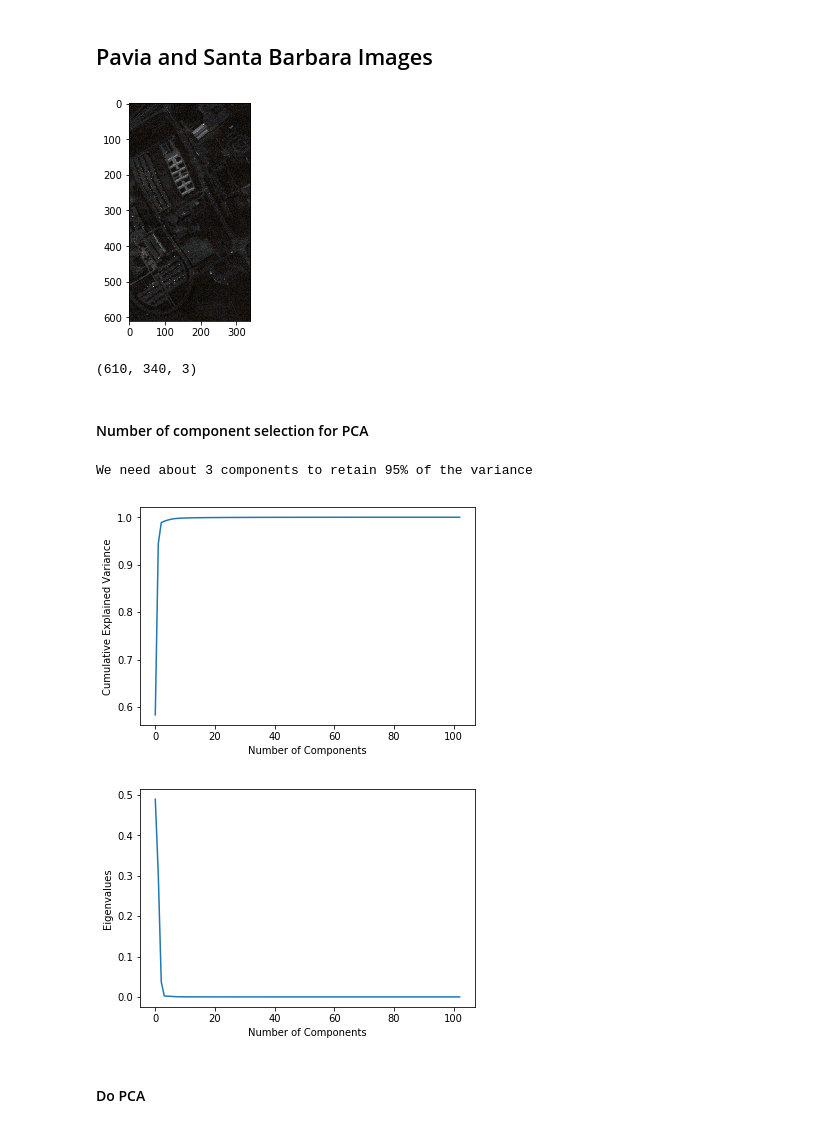
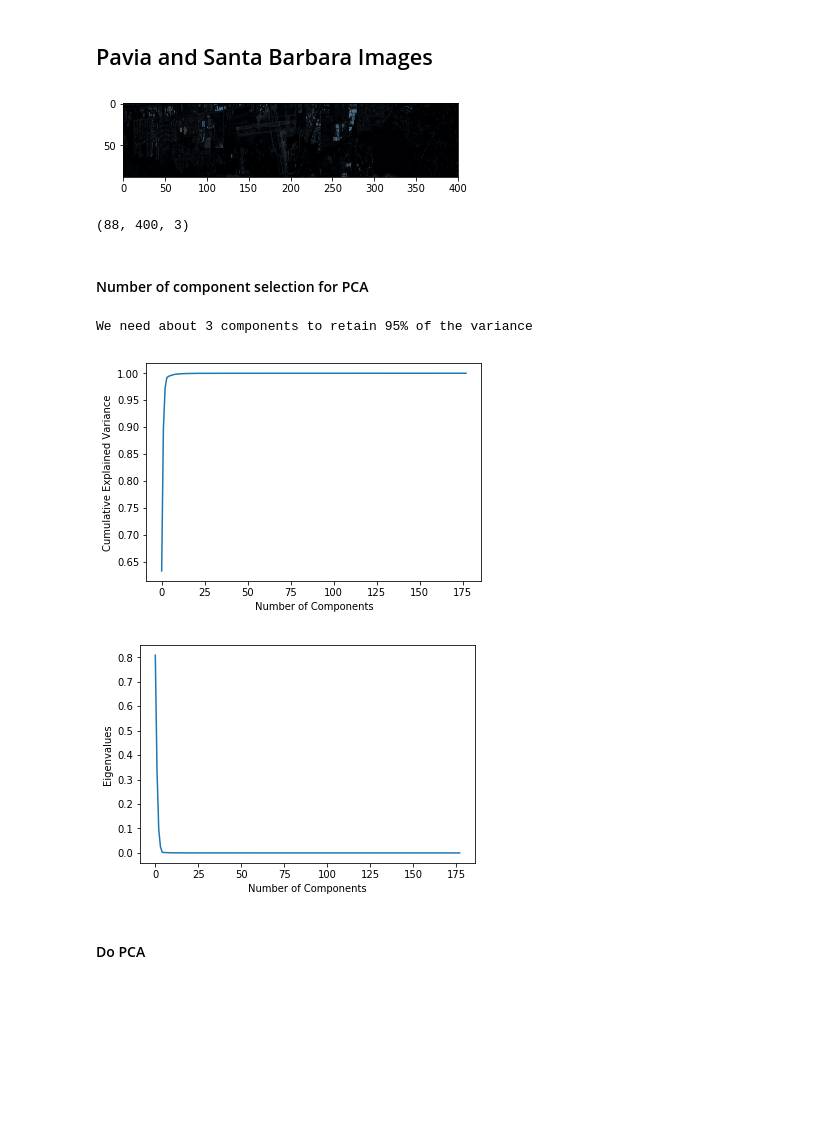
Before and after one commit to Eiris/MLProjectUF, a Jupyter notebook: Project 1/Project_1.ipynb, the cells around one changed output. Drawn from its saved outputs; the diff is of its cells as text; code cells hidden in the pictures; blank space fills up the shorter version.

```diff
--- a/Project 1/Project_1.ipynb
+++ b/Project 1/Project_1.ipynb
@@ -210,22 +234,22 @@ Gaussian Mixture Model clustering time to do: 0.03s
 # %%
 import matplotlib.pyplot as plt
 import matplotlib.image as mpimg
 import numpy as np
 import scipy.io as sio
 import os
 
 
-# hsimg_load = sio.loadmat('SanBarHyperIm.mat')
-# hsimg_data = hsimg_load['SanBarIm88x400']
-hsimg_load = sio.loadmat('PaviaHyperIm.mat')
-hsimg_data = hsimg_load['PaviaHyperIm']
+hsimg_load = sio.loadmat('SanBarHyperIm.mat')
+hsimg_data = hsimg_load['SanBarIm88x400']
+# hsimg_load = sio.loadmat('PaviaHyperIm.mat')
+# hsimg_data = hsimg_load['PaviaHyperIm']
 himage_display = hsimg_data[:,:,0:3]
 plt.imshow(himage_display)
 plt.show()
 hsimg_data[:,:,0:3].shape
 # %% [output]
-[figure, old version]
+[figure, new version]
-(610, 340, 3)
+(88, 400, 3)
 # %% [markdown]
 #### Number of component selection for PCA
 # %%
@@ -257,8 +281,8 @@ plt.show()
 # Minumum Noise Factor --> Similar to PCA but removes noise from bands
 # %% [output]
 We need about 3 components to retain 95% of the variance
-[figure, old version]
+[figure, new version]
-[figure, old version]
+[figure, new version]
 # %% [markdown]
 #### Do PCA
 # %%
```
Also changed, not shown: parts of 17 cells of this notebook.
